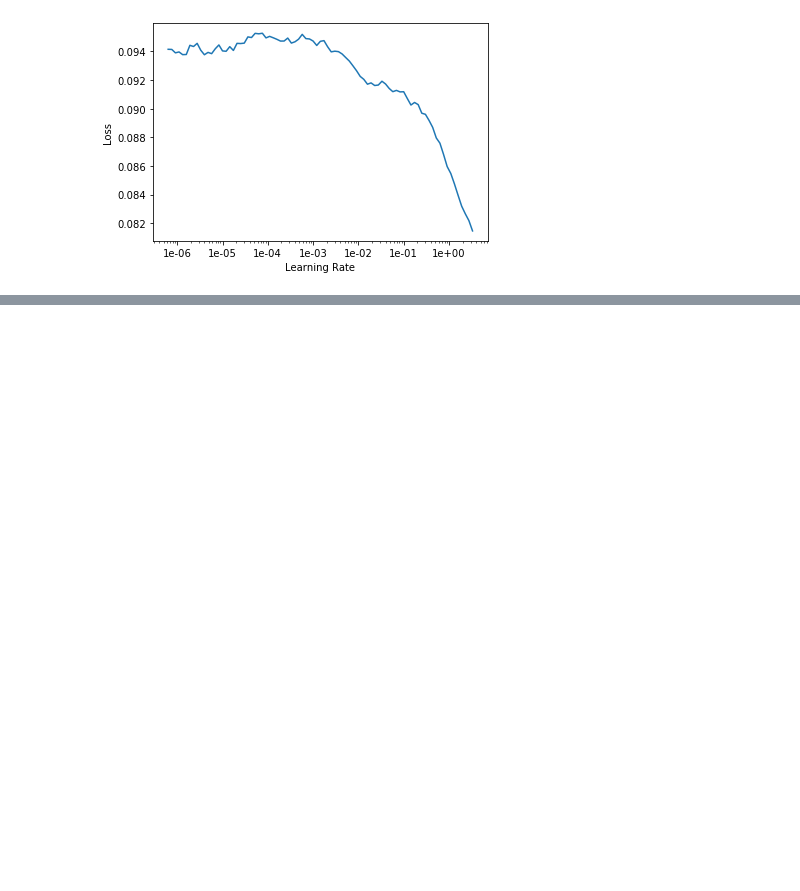
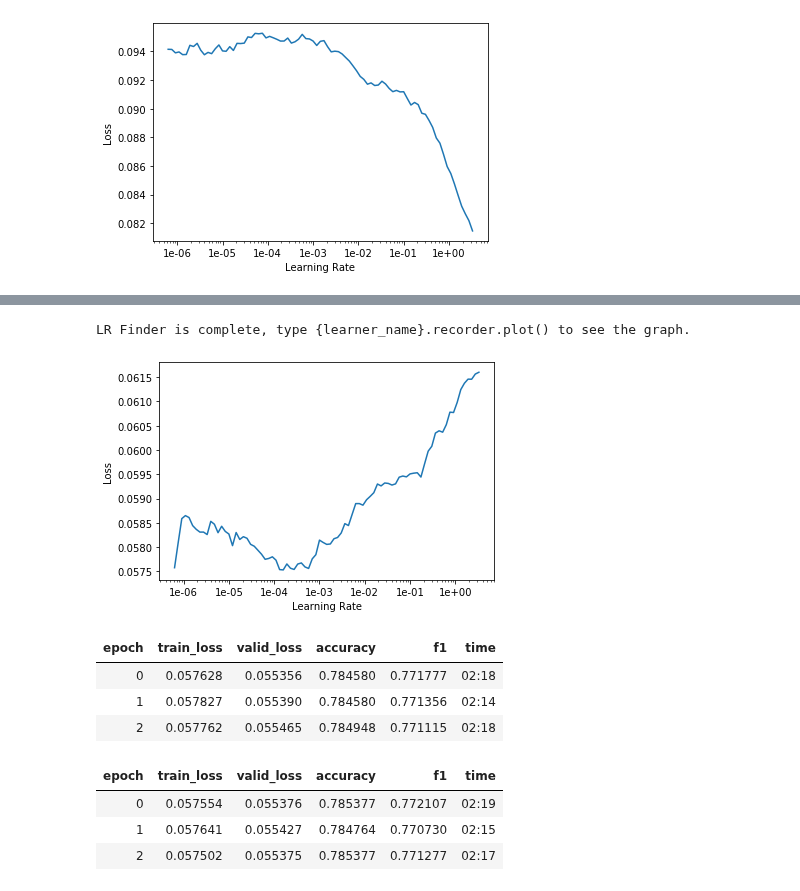
Before and after one commit to wwymak/spacenet-buildings, a Jupyter notebook: xview2/2Dec-classification-masked images.ipynb, the cells around one changed output, grey strips where cells are left out. Cells and saved outputs as stored; diff of their text form; code cells hidden in the pictures; blank space fills up the shorter version.

```diff
--- a/xview2/2Dec-classification-masked images.ipynb
+++ b/xview2/2Dec-classification-masked images.ipynb
@@ -221,0 +240,5 @@ learn.fit_one_cycle(3, max_lr=1e-4)
+# %%
+learn.unfreeze()
+learn.lr_find()
+learn.recorder.plot();
+# %% [output]
@@ -221,0 +246,18 @@ learn.fit_one_cycle(3, max_lr=1e-4)
+LR Finder is complete, type {learner_name}.recorder.plot() to see the graph.
+[figure, added]
+# %%
+data.batch_size = 128
+learn.data = data
+learn.fit_one_cycle(3, max_lr=1e-7)
+# %% [output]
+| epoch | train_loss | valid_loss | accuracy | f1 | time |
+| 0 | 0.057628 | 0.055356 | 0.784580 | 0.771777 | 02:18 |
+| 1 | 0.057827 | 0.055390 | 0.784580 | 0.771356 | 02:14 |
+| 2 | 0.057762 | 0.055465 | 0.784948 | 0.771115 | 02:18 |
+# %%
+learn.fit_one_cycle(3, max_lr=1e-7)
+# %% [output]
+| epoch | train_loss | valid_loss | accuracy | f1 | time |
+| 0 | 0.057554 | 0.055376 | 0.785377 | 0.772107 | 02:19 |
+| 1 | 0.057641 | 0.055427 | 0.784764 | 0.770730 | 02:15 |
+| 2 | 0.057502 | 0.055375 | 0.785377 | 0.771277 | 02:17 |
```
Also changed, not shown: parts of 5 cells of this notebook, 2 other files.
